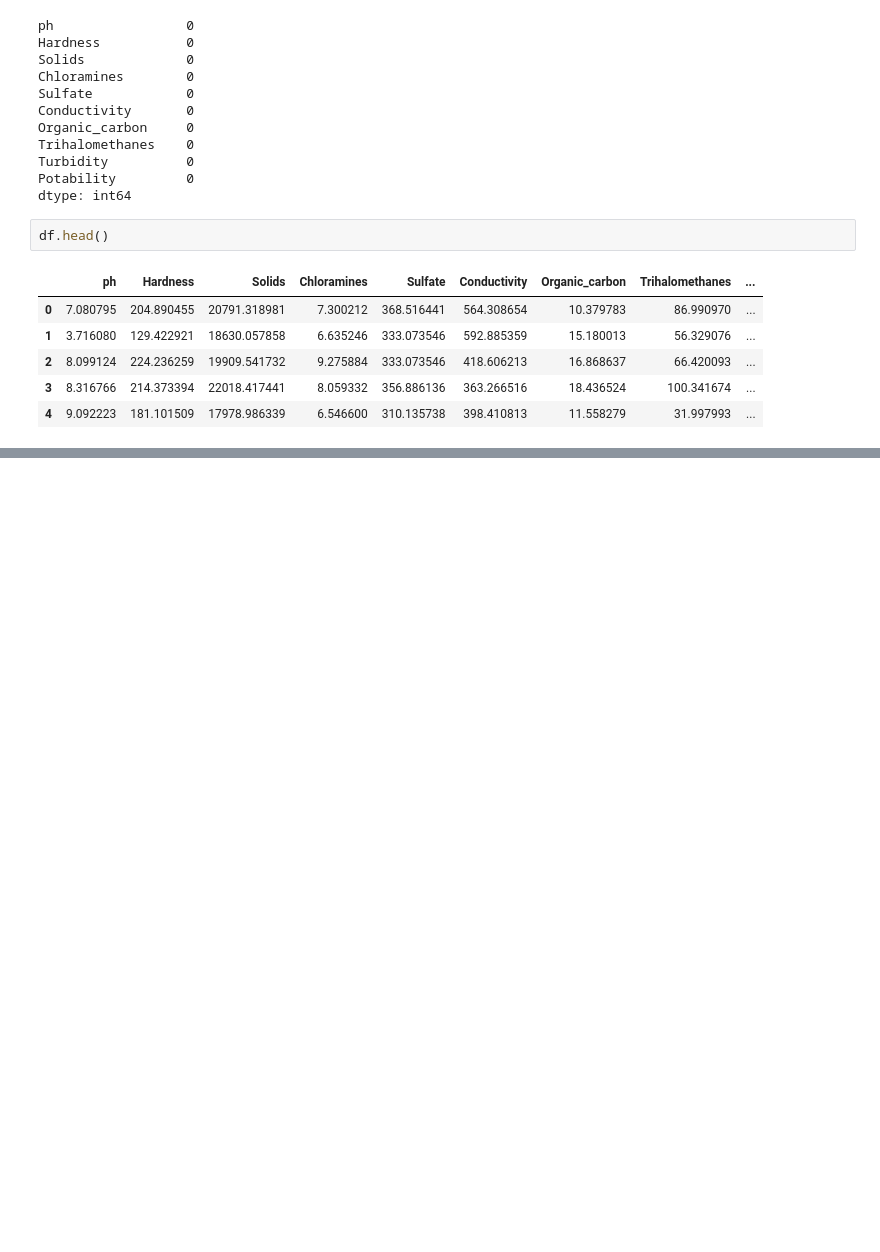
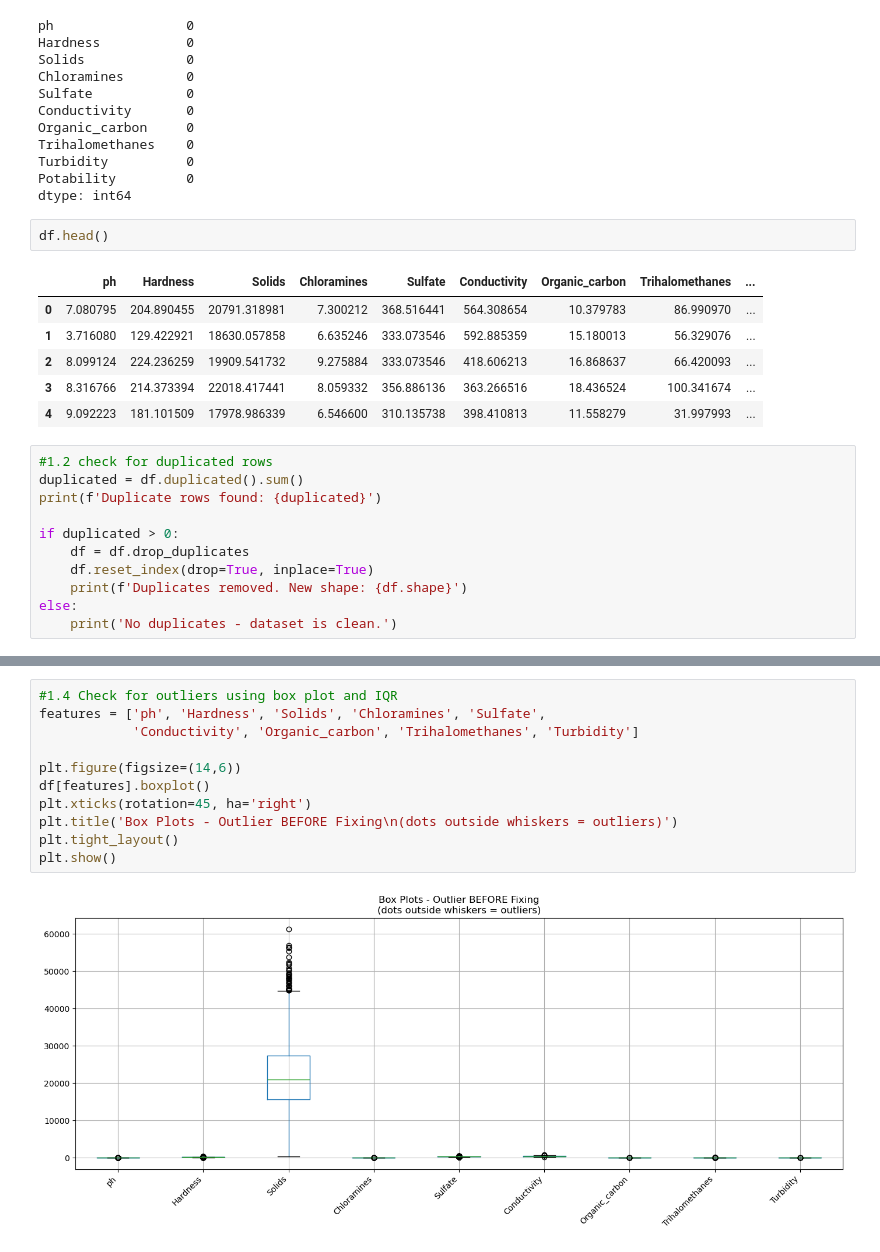
Before and after one commit to quahmingyi/Water_potability_Analysis, a Jupyter notebook: Assg_ACE6313_Water_potability.ipynb, the cells around one changed output, grey strips where cells are left out. Drawn from its saved outputs; the diff is of its cells as text; blank space fills up the shorter version.

```diff
--- a/Assg_ACE6313_Water_potability.ipynb
+++ b/Assg_ACE6313_Water_potability.ipynb
@@ -130,3 +171,14 @@ df.head()
 | 2 | 8.099124 | 224.236259 | 19909.541732 | 9.275884 | 333.073546 | 418.606213 | 16.868637 | 66.420093 | ... |
 | 3 | 8.316766 | 214.373394 | 22018.417441 | 8.059332 | 356.886136 | 363.266516 | 18.436524 | 100.341674 | ... |
 | 4 | 9.092223 | 181.101509 | 17978.986339 | 6.546600 | 310.135738 | 398.410813 | 11.558279 | 31.997993 | ... |
+# %%
+#1.2 check for duplicated rows
+duplicated = df.duplicated().sum()
+print(f'Duplicate rows found: {duplicated}')
+
+if duplicated > 0:
+    df = df.drop_duplicates
+    df.reset_index(drop=True, inplace=True)
+    print(f'Duplicates removed. New shape: {df.shape}')
+else:
+    print('No duplicates - dataset is clean.')
@@ -132,0 +219,13 @@ df.head()
+# %%
+#1.4 Check for outliers using box plot and IQR
+features = ['ph', 'Hardness', 'Solids', 'Chloramines', 'Sulfate',
+            'Conductivity', 'Organic_carbon', 'Trihalomethanes', 'Turbidity']
+
+plt.figure(figsize=(14,6))
+df[features].boxplot()
+plt.xticks(rotation=45, ha='right')
+plt.title('Box Plots - Outlier BEFORE Fixing\n(dots outside whiskers = outliers)')
+plt.tight_layout()
+plt.show()
+# %% [output]
+[figure, added]
```
Also changed, not shown: parts of 23 cells of this notebook.
